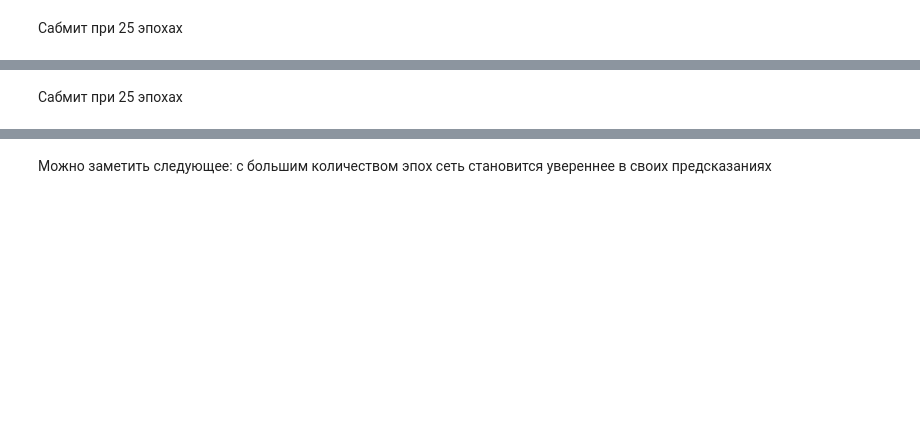
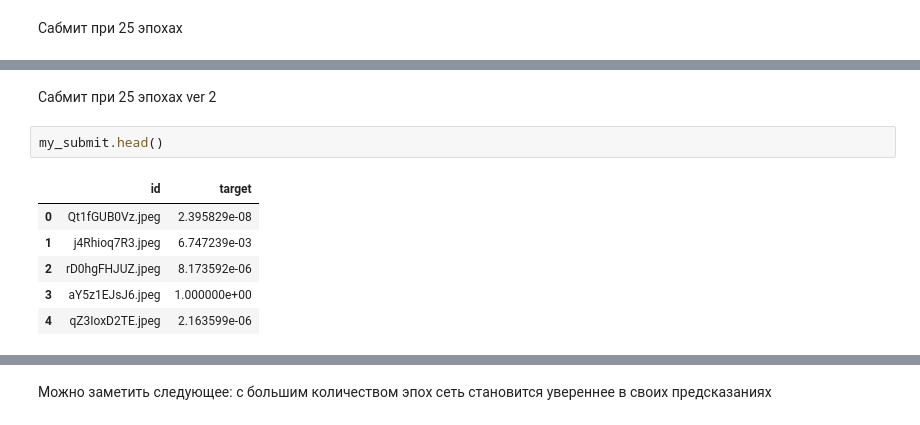
Before and after one commit to me1nna/fake-images-detection, a Jupyter notebook: ResNet.ipynb, the cells around one changed output, grey strips where cells are left out. Cells and saved outputs as stored; diff of their text form; blank space fills up the shorter version.

```diff
--- a/ResNet.ipynb
+++ b/ResNet.ipynb
@@ -612,2 +679,11 @@ my_submit.head()
 # %% [markdown]
-Сабмит при 25 эпохах
+Сабмит при 25 эпохах ver 2
+# %%
+my_submit.head()
+# %% [output]
+|  | id | target |
+| 0 | Qt1fGUB0Vz.jpeg | 2.395829e-08 |
+| 1 | j4Rhioq7R3.jpeg | 6.747239e-03 |
+| 2 | rD0hgFHJUZ.jpeg | 8.173592e-06 |
+| 3 | aY5z1EJsJ6.jpeg | 1.000000e+00 |
+| 4 | qZ3IoxD2TE.jpeg | 2.163599e-06 |
```
Also changed, not shown: parts of 16 cells of this notebook.
